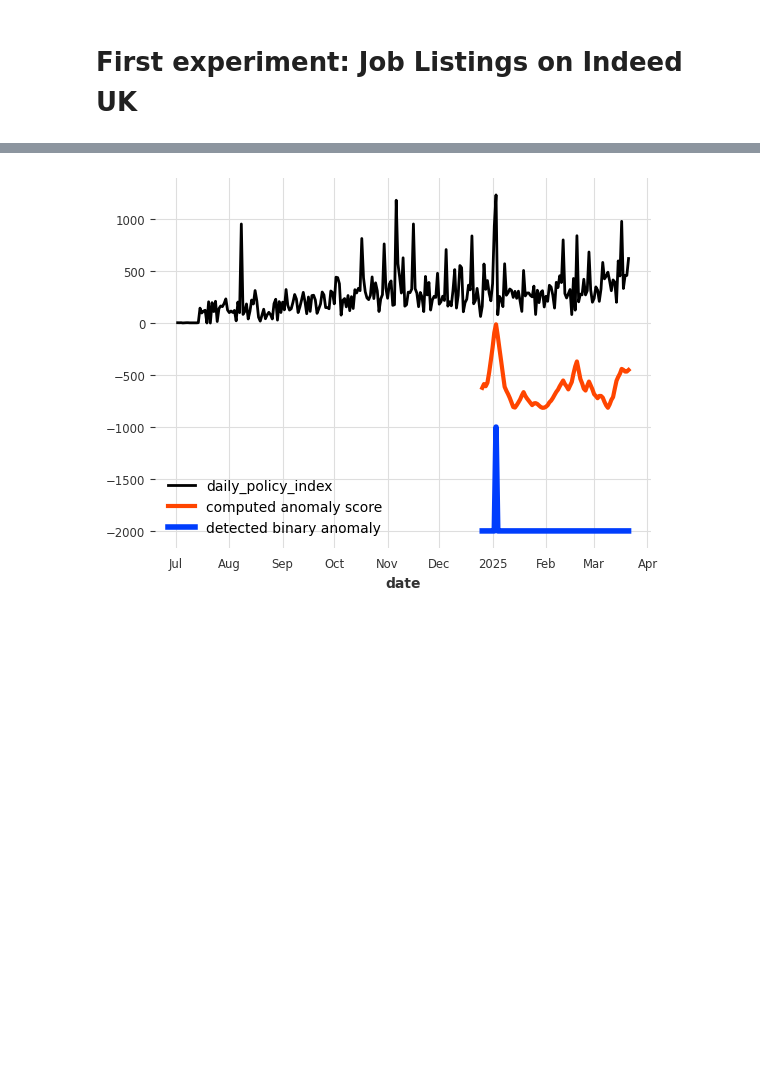
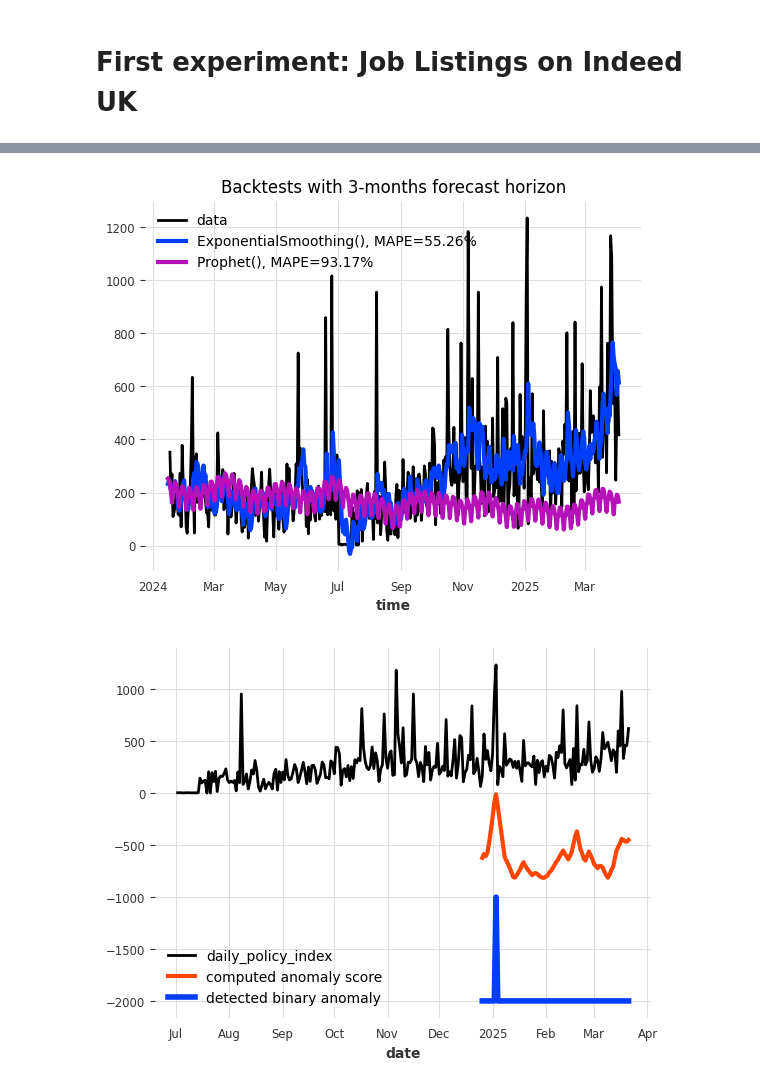
Before and after one commit to GothamAnalytics-7/ASTP, a Jupyter notebook: notebooks/ASTP_Parte2_ClassicModels.ipynb, the cells around one changed output, grey strips where cells are left out. Drawn from its saved outputs; the diff is of its cells as text; code cells hidden in the pictures; blank space fills up the shorter version.

```diff
--- a/notebooks/ASTP_Parte2_ClassicModels.ipynb
+++ b/notebooks/ASTP_Parte2_ClassicModels.ipynb
@@ -114,0 +100,11 @@ from darts.models im
+# %%
+from darts.models import Prophet
+
+models = [ExponentialSmoothing(), Prophet()]
+
+backtests = [model.historical_forecasts(
+    series,
+    start=.95,
+    forecast_horizon=1,
+    verbose=True)
+             for model in models]
@@ -115,3 +129,16 @@ from darts.models im
+# %%
+from darts.metrics import mape
+
+series.tail(int(len(series)/20)).plot(label='data')
+for i, m in enumerate(models):
+    err = mape(backtests[i], series)
+    backtests[i].plot(lw=3, label='{}, MAPE={:.2f}%'.format(m, err))
+
+plt.title('Backtests with 3-months forecast horizon')
+plt.legend()
+plt.show()
+# %% [output]
+[figure, added]
 # %%
 from darts.ad import KMeansScorer
 
```
Also changed, not shown: parts of 13 cells of this notebook, 1 other file.
